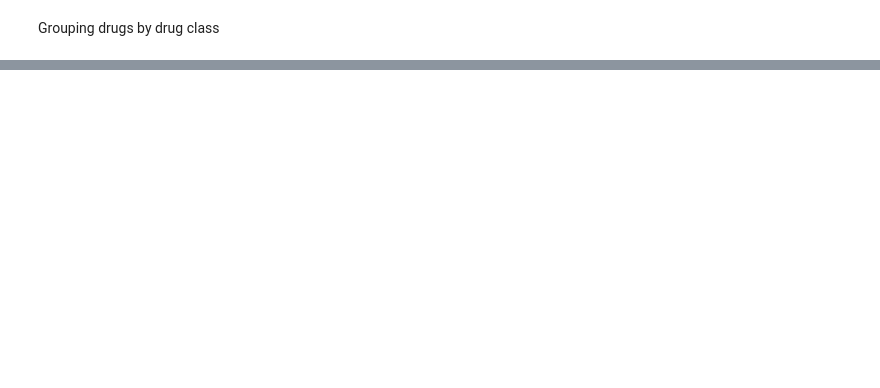
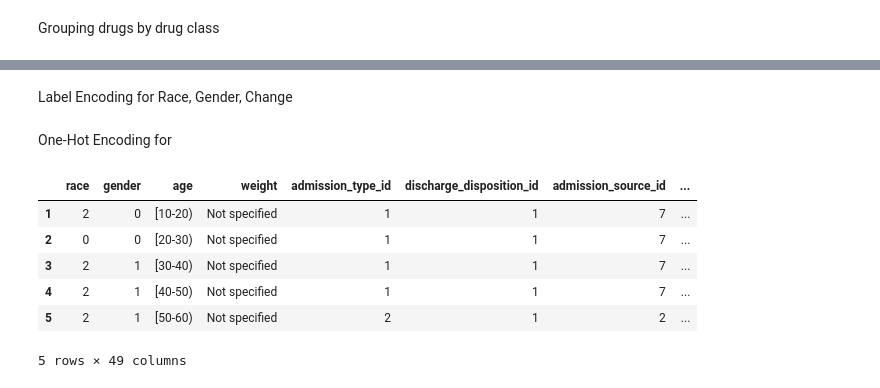
Before and after one commit to agaujean9/Hospital-Readmissions-Classifier, a Jupyter notebook: Readmissions.ipynb, the cells around one changed output, grey strips where cells are left out. Saved outputs shown, nothing was run; the diff lists cells and outputs as text; code cells hidden in the pictures; blank space fills up the shorter version.

```diff
--- a/Readmissions.ipynb
+++ b/Readmissions.ipynb
@@ -343,0 +339,2 @@ df.drop('patient_nbr', axis=1).boxplot(figsize= (19,12))
+# %%
+df1 = df.copy(deep=True)
@@ -343,0 +372,23 @@ df.drop('patient_nbr', axis=1).boxplot(figsize= (19,12))
+# %% [markdown]
+Label Encoding for Race, Gender, Change
+# %%
+# Label Encoder instance
+lb = LabelEncoder()
+# %%
+# Categorical columns to encode label
+cat_cols = ['race','gender']
+# %%
+# apply label encoding on Race, Gender, Change
+df1[cat_cols] = df1[cat_cols].apply(lambda col: lb.fit_transform(col))
+# %% [markdown]
+One-Hot Encoding for
+# %%
+df1.head()
+# %% [output]
+|  | race | gender | age | weight | admission_type_id | discharge_disposition_id | admission_source_id | ... |
+| 1 | 2 | 0 | [10-20) | Not specified | 1 | 1 | 7 | ... |
+| 2 | 0 | 0 | [20-30) | Not specified | 1 | 1 | 7 | ... |
+| 3 | 2 | 1 | [30-40) | Not specified | 1 | 1 | 7 | ... |
+| 4 | 2 | 1 | [40-50) | Not specified | 1 | 1 | 7 | ... |
+| 5 | 2 | 1 | [50-60) | Not specified | 2 | 1 | 2 | ... |
+5 rows × 49 columns
```
Also changed, not shown: parts of 30 cells of this notebook.
